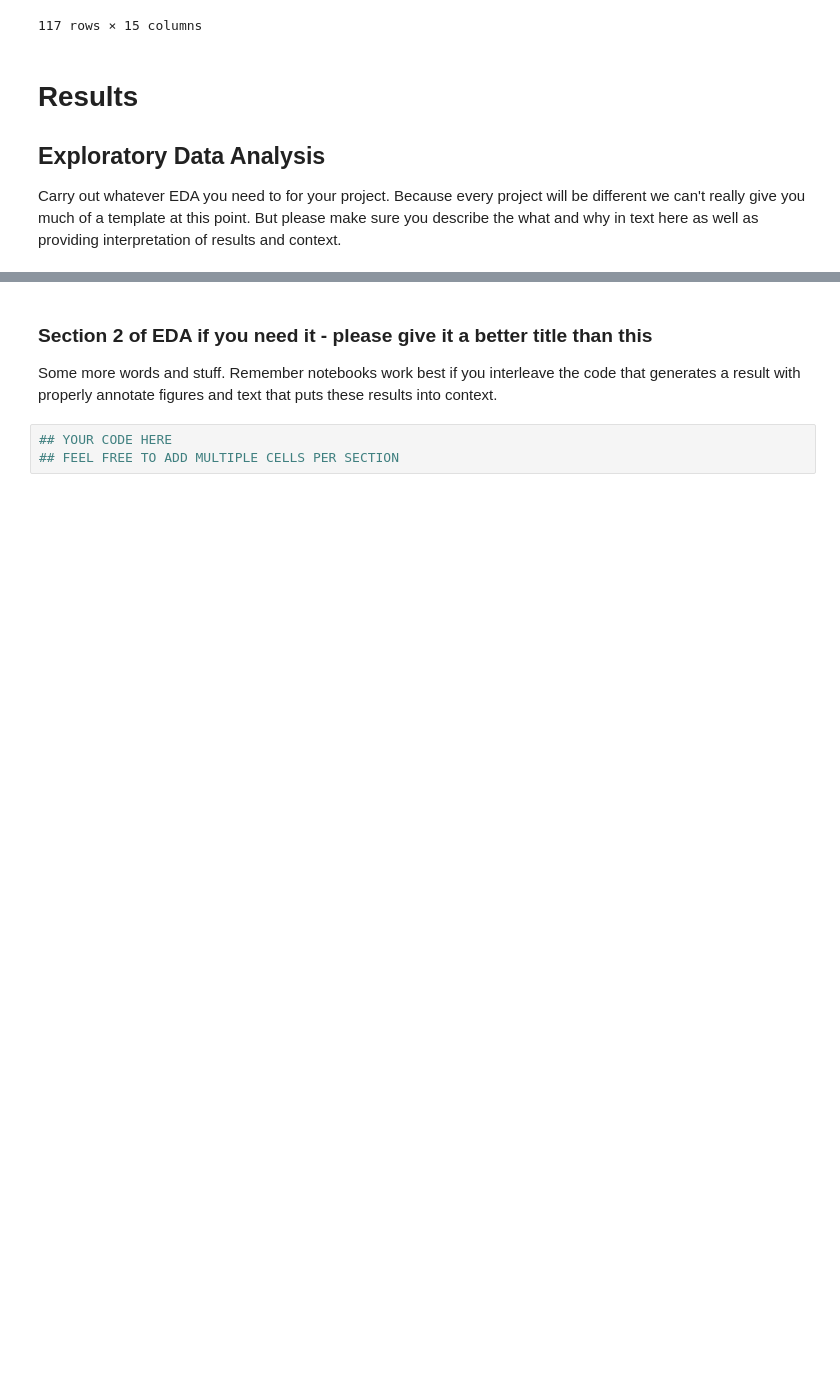
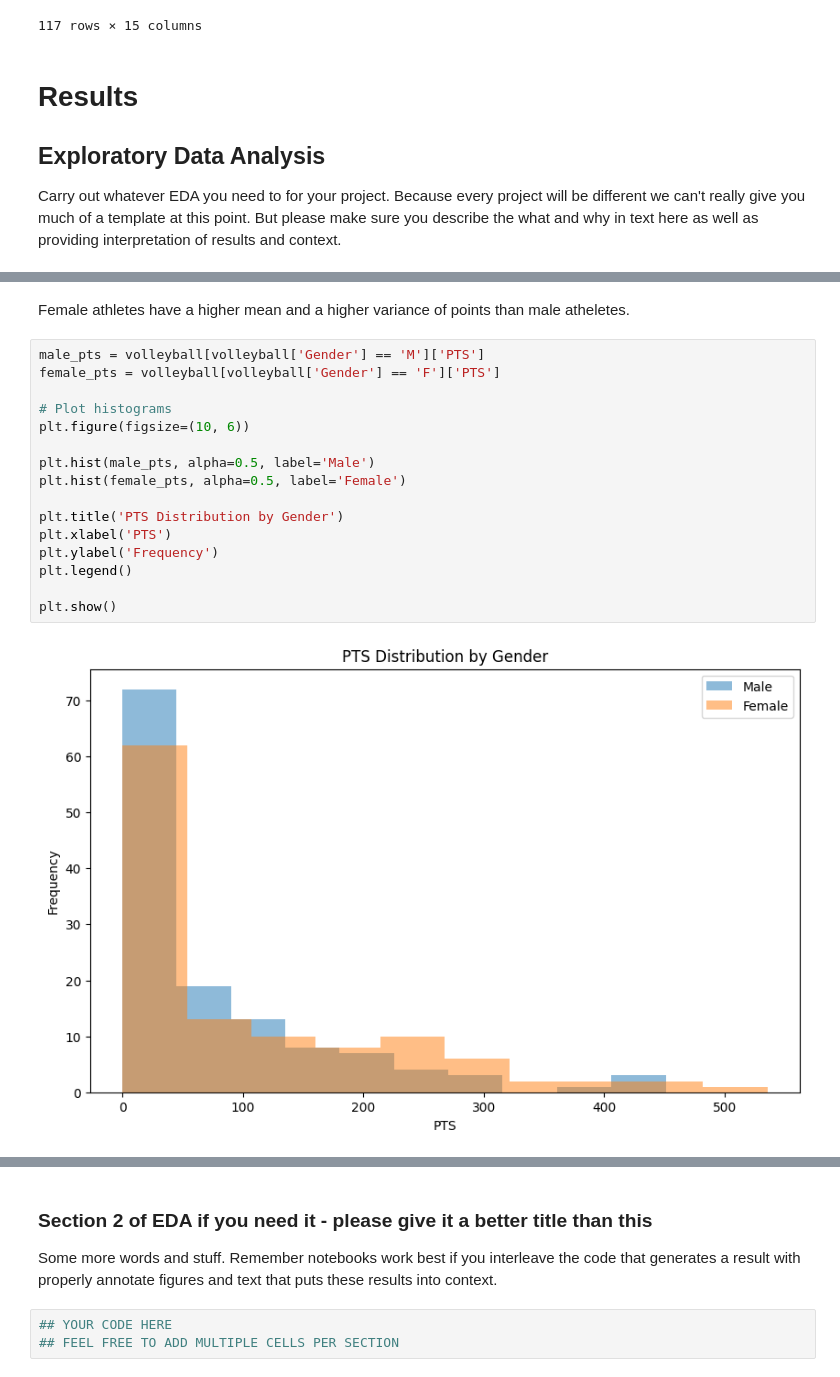
Before and after one commit to COGS108/Group133_WI24, a Jupyter notebook: EDACheckpoint_Group133_WI24.ipynb, the cells around one changed output, grey strips where cells are left out. Drawn from its saved outputs; the diff is of its cells as text; blank space fills up the shorter version.

Commit message:
add EDA for volleyball

```diff
--- a/EDACheckpoint_Group133_WI24.ipynb
+++ b/EDACheckpoint_Group133_WI24.ipynb
@@ -556,0 +618,20 @@ Some more words and stuff.  Remember notebooks work best if you interleave the c
+# %% [markdown]
+Female athletes have a higher mean and a higher variance of points than male atheletes.
+# %%
+male_pts = volleyball[volleyball['Gender'] == 'M']['PTS']
+female_pts = volleyball[volleyball['Gender'] == 'F']['PTS']
+
+# Plot histograms
+plt.figure(figsize=(10, 6))
+
+plt.hist(male_pts, alpha=0.5, label='Male')
+plt.hist(female_pts, alpha=0.5, label='Female')
+
+plt.title('PTS Distribution by Gender')
+plt.xlabel('PTS')
+plt.ylabel('Frequency')
+plt.legend()
+
+plt.show()
+# %% [output]
+[figure, added]
```
Also changed, not shown: parts of 21 cells of this notebook.
